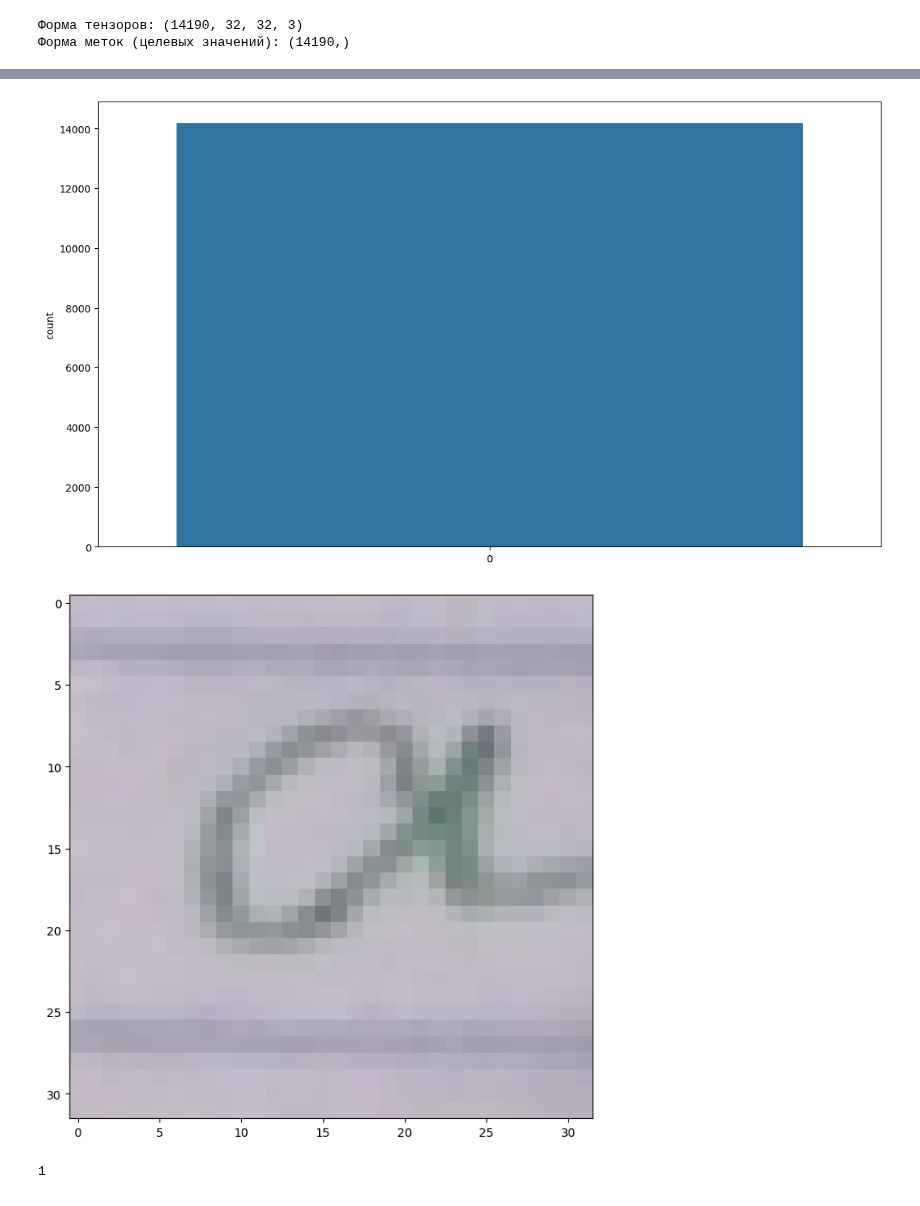
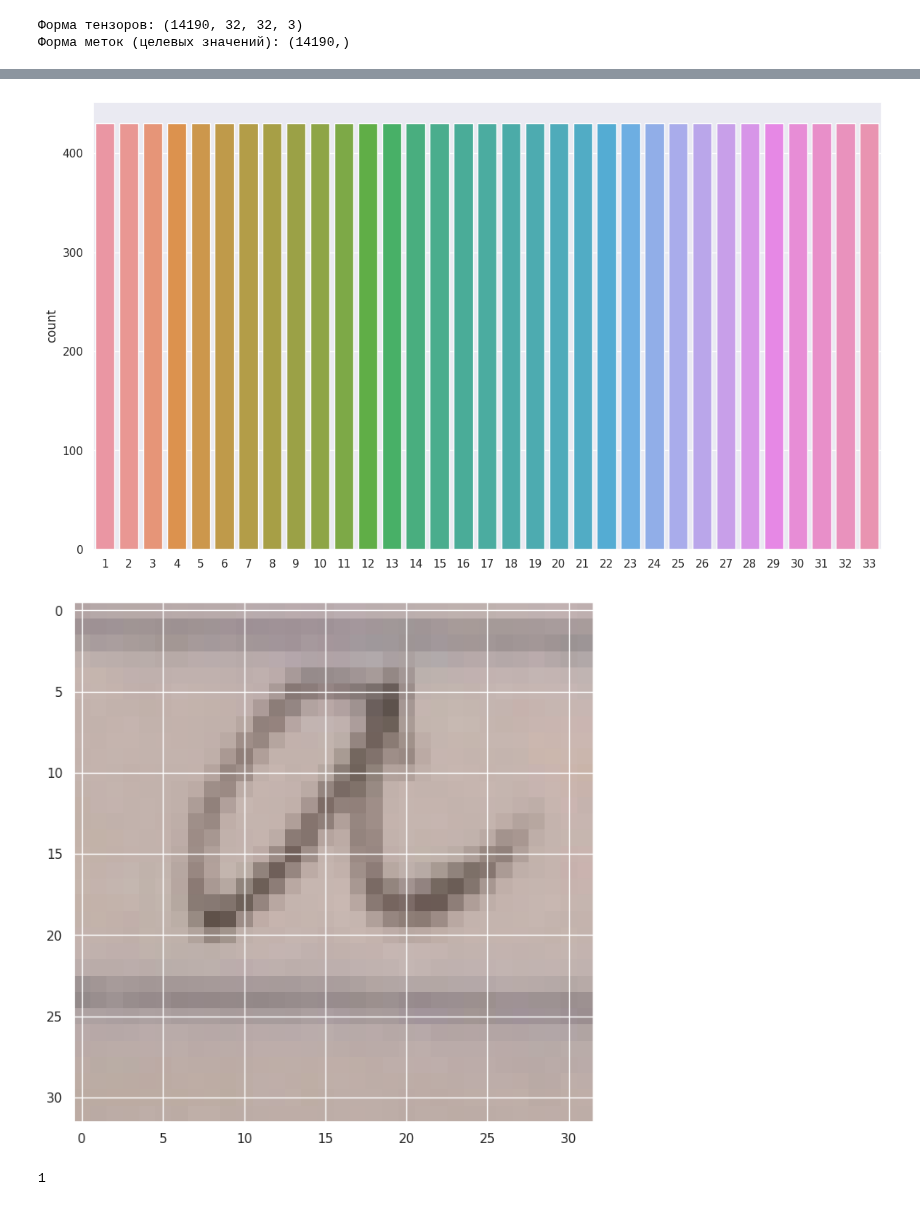
Before and after one commit to MorozovDesu/neural_network_technologies, a Jupyter notebook: 2_Лаба_Нейросетевые_технологии_.ipynb, the cells around one changed output, grey strips where cells are left out. Cells and saved outputs as stored; diff of their text form; code cells hidden in the pictures.

```diff
--- a/2_Лаба_Нейросетевые_технологии_.ipynb
+++ b/2_Лаба_Нейросетевые_технологии_.ipynb
@@ -226,8 +227,12 @@ for i in range(12):
-# %%
-#Рассмотрим распределение меток
-g = sns.countplot(targets)
-# %% [output]
-[figure, removed]
+# %%
+# Создание графика countplot
+sns.set(style="darkgrid")
+ax = sns.countplot(x=targets)
+
+# Отображение графика
+plt.show()
+# %% [output]
+[figure, added]
 # %%
 # Классы идеально сбалансированы, что очень важно для классификационной модели.
 # Если классы несбалансированы, то модель будет пытаться максимизировать точность
@@ -238,12 +243,12 @@ g = sns.countplot(targets)
 X = tensors.astype("float32")/255
 # Кроме того, CNN быстрее сходится на данных [0...1], чем на [0...255]. Преобразуем входные данные к типу float, а затем разделим на 255 (максимальная яркость для каждого цвета).
 # %%
-arr = X[0]
+arr = X[2]
 arr_ = np.squeeze(arr)
 plt.imshow(arr_)
 plt.show()
 # %% [output]
-[figure, old version]
+[figure, new version]
 # %%
 targets[0]
 # %% [output]
```
Also changed, not shown: parts of 9 cells of this notebook.
